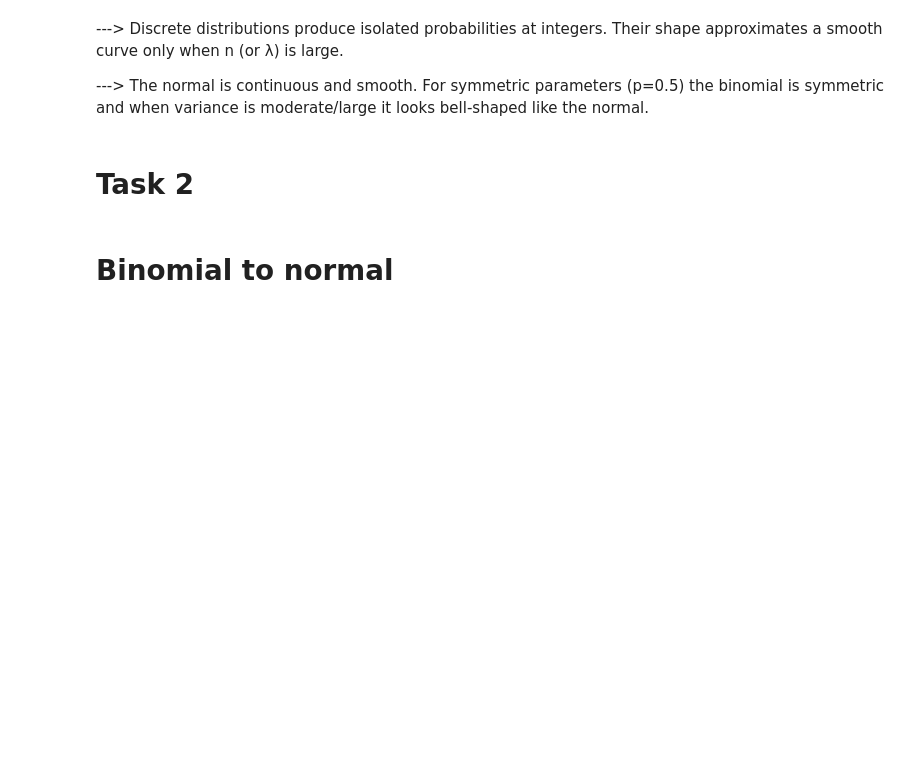
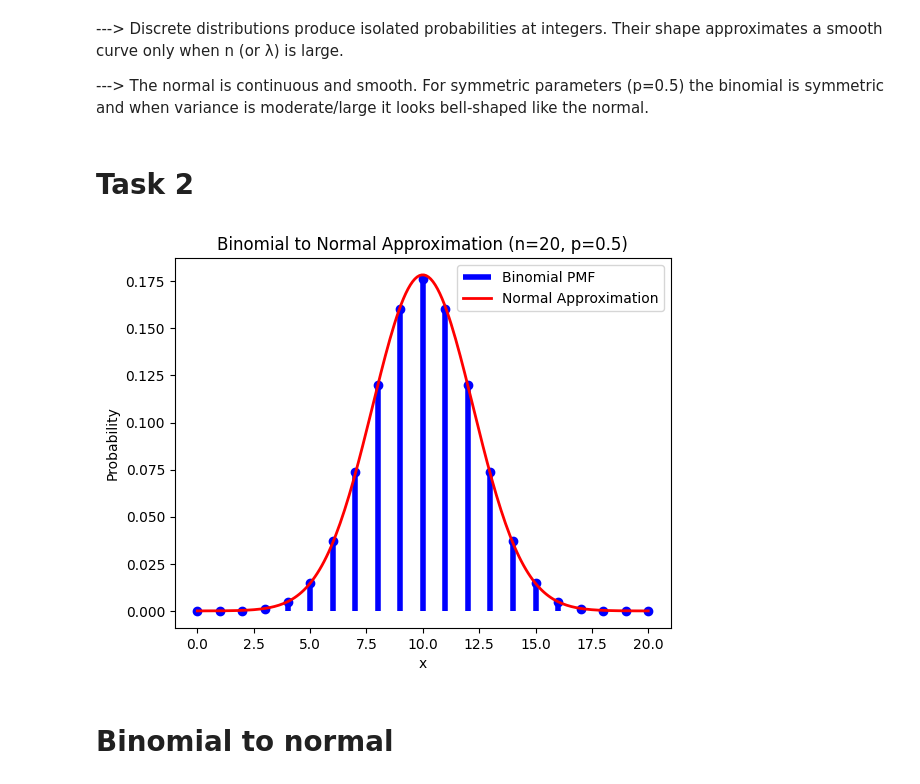
Before and after one commit to Ashishbadal-source/Basics-of-Data-Science-, a Jupyter notebook: Statistics/124112014_(ADS-1)_Stats.ipynb, the cells around one changed output. Drawn from its saved outputs; the diff is of its cells as text; code cells hidden in the pictures; blank space fills up the shorter version.

```diff
--- a/Statistics/124112014_(ADS-1)_Stats.ipynb
+++ b/Statistics/124112014_(ADS-1)_Stats.ipynb
@@ -92,6 +92,40 @@ Normal: Continuous. Density defined for all real x.
 ---> The normal is continuous and smooth. For symmetric parameters (p=0.5) the binomial is symmetric and when variance is moderate/large it looks bell-shaped like the normal.
 # %% [markdown]
 # Task 2
+# %%
+import numpy as np
+import matplotlib.pyplot as plt
+import math
+
+# Binomial parameters
+n = 20
+p = 0.5
+
+# Binomial PMF
+x_bin = np.arange(0, n+1)
+pmf = [math.comb(n, k) * (p**k) * ((1-p)**(n-k)) for k in x_bin]
+
+# Normal approx parameters
+mean = n * p
+sd = math.sqrt(n * p * (1 - p))
+
+# Normal PDF
+x_norm = np.linspace(0, n, 200)
+pdf = (1/(sd*math.sqrt(2*math.pi))) * np.exp(-0.5 * ((x_norm - mean)/sd)**2)
+
+# Plot
+plt.vlines(x_bin, 0, pmf, colors='b', lw=4, label="Binomial PMF")
+plt.plot(x_bin, pmf, 'bo')
+
+plt.plot(x_norm, pdf, 'r-', lw=2, label="Normal Approximation")
+
+plt.title("Binomial to Normal Approximation (n=20, p=0.5)")
+plt.xlabel("x")
+plt.ylabel("Probability")
+plt.legend()
+plt.show()
+# %% [output]
+[figure, added]
 # %% [markdown]
 # Binomial to normal
 # %%
```
Also changed, not shown: parts of 1 cell of this notebook, 1 other file.
